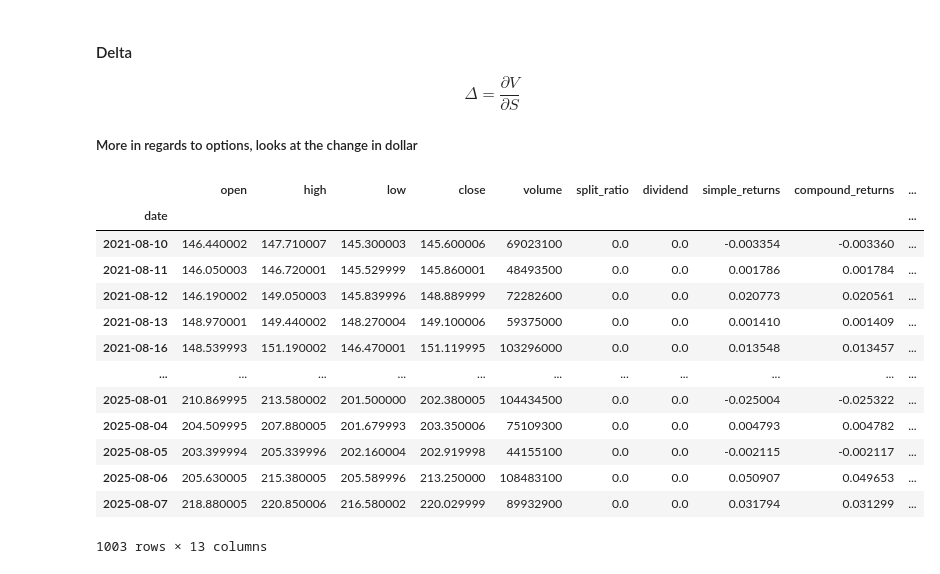
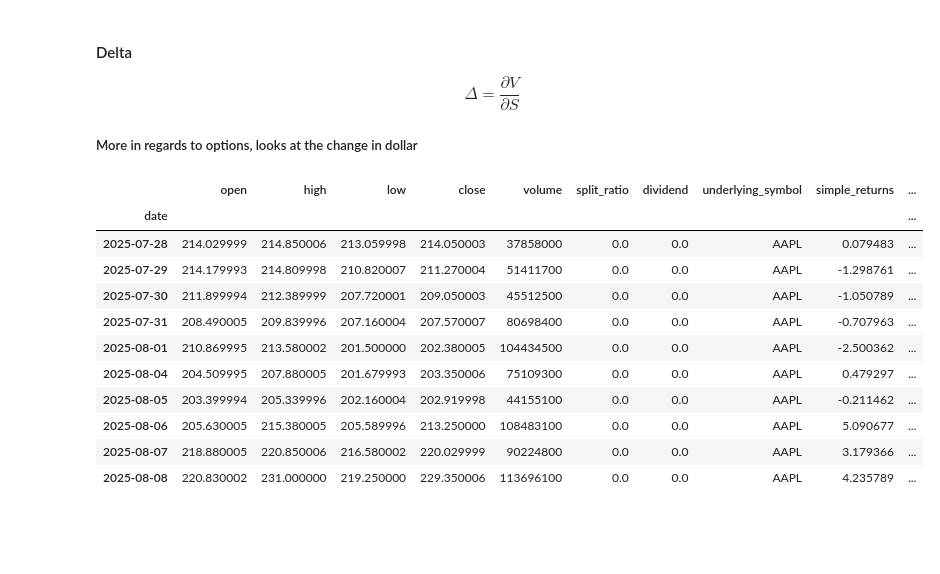
Before and after one commit to jasonrdz/economic-outlook, a Jupyter notebook: options/options_data.ipynb, the cells around one changed output. Saved outputs shown, nothing was run; the diff lists cells and outputs as text; code cells hidden in the pictures; blank space fills up the shorter version.

```diff
--- a/options/options_data.ipynb
+++ b/options/options_data.ipynb
@@ -17,5 +68,5 @@ avg_interest_treasury_rate = round(float(data['data'][0]['avg_interest_rate_amt'
 # %%
-tickers = ['AAPL', 'NVDA', 'googl']
+tickers = ['AAPL']#, 'NVDA', 'googl', 'amd', 'sbux', 'ko', 'tsla', 'hood', 'v','tgt', 'pep','rblx']
 
 todays_date = date.today()
 
@@ -93,6 +153,7 @@ def closing_data(tickers):
         dataframe = pd.DataFrame()
         # more columns
         dataframe = obb.equity.price.historical(stock,provider = 'yfinance', start_date = five_years)
+        dataframe.index = pd.to_datetime(dataframe.index)
         dataframe['market_returns'] = (dataframe.loc[:,'close'] / dataframe.loc[:,'close'].shift()) - 1
         dataframe['compound_returns'] = np.log((dataframe.loc[:, 'close'] / dataframe.loc[:,'close'].shift()))
         dataframe['CAGR_Percent'] = (dataframe.iloc[-1]['close'] / dataframe.iloc[0]['close']) ** (1/5) - 1
@@ -105,14 +166,23 @@ def closing_data(tickers):
     for ticker in tickers:
         # more columns
         dataframe = obb.equity.price.historical(ticker,provider = 'yfinance', start_date = five_years)
+        dataframe.index = pd.to_datetime(dataframe.index)
         outsource = obb.equity.ownership.share_statistics(symbol=ticker, provider='yfinance', start_date = five_years)
         fundamental = obb.equity.fundamental.income(symbol= ticker, provider='yfinance', start_date = five_years)
+        dataframe['underlying_symbol'] = ticker
+        # dataframe['market_cap'] = dataframe['close'] * outsource['outstanding_shares']
+        # dataframe['simple_returns_initial'] = (dataframe.loc[:,'close'] / dataframe.loc[:,'close'].shift()) - 1
+        dataframe['simple_returns'] = dataframe['close'].pct_change() * 100
+        dataframe['compound_returns'] = np.log((dataframe.loc[:, 'close'] / dataframe.loc[:,'close'].shift()))  * 100
+        dataframe['excess_returns'] = dataframe['simple_returns'].mean() - interest_rated_yield_goverment_bonds
+        rolling_mean_sr = dataframe['simple_returns'].rolling(window).mean()
+        squared_diff = (dataframe['simple_returns'] - rolling_mean_sr) ** 2
+        rolling_variance = squared_diff.rolling(window).sum() / (window - 1)
+        dataframe['rolling_volatility'] = np.sqrt(rolling_variance)
+        dataframe['annualized_volatility'] = ((dataframe.loc[:,'close'] / dataframe.loc[:,'close'].shift())-1).std() * np.sqrt(252)
+        dataframe['sharpe_ratio'] = (dataframe['simple_returns'].mean() - interest_rated_yield_goverment_bonds) / dataframe['annualized_volatility'] * 100
+        dataframe['cagr_percent'] = ((dataframe.iloc[-1]['close'] / dataframe.iloc[0]['close']) ** (1/5) - 1) * 100
 
-        # dataframe['market_cap'] = dataframe['close'] * outsource['outstanding_shares']
-        dataframe['simple_returns'] = (dataframe.loc[:,'close'] / dataframe.loc[:,'close'].shift()) - 1
-        dataframe['compound_returns'] = np.log((dataframe.loc[:, 'close'] / dataframe.loc[:,'close'].shift()))
-        dataframe['CAGR_Percent'] = (dataframe.iloc[-1]['close'] / dataframe.iloc[0]['close']) ** (1/5) - 1
-        dataframe['annualized_volatility'] = ((dataframe.loc[:,'close'] / dataframe.loc[:,'close'].shift())-1).std() * np.sqrt(252)
         def calc_beta(dataframe):
             return dataframe['simple_returns'].cov(spy['market_returns']) / spy['market_returns'].var()
         def joining_two_rates(dataframe, market = spy):
@@ -120,33 +190,38 @@ def closing_data(tickers):
             return total
         total_data = joining_two_rates(dataframe, market = spy)[['simple_returns', 'market_returns']]
 
-        returns = total_data['simple_returns'].rolling(window).cov(total_data['market_returns']).dropna()
-        dataframe['beta'] =  returns / total_data['market_returns'].rolling(window).var()
+        rolling_cov = total_data['simple_returns'].rolling(window).cov(total_data['market_returns'])
+        rolling_var = total_data['market_returns'].rolling(window).var()
+
+        dataframe['beta'] = rolling_cov / rolling_var
+
         dataframe['alpha'] = dataframe['simple_returns'] - (avg_interest_treasury_rate + dataframe['beta'] * (total_data['market_returns'] - avg_interest_treasury_rate))
+
 
         stocks_collections[ticker] = dataframe.dropna()
 
 
     return stocks_collections
 
-data = closing_data(tickers)
-apple = data['AAPL']
 
-stocks = data.keys()
+initial_data = closing_data(tickers)
+# data = closing_data(tickers)
+# apple = data['AAPL']
+# # tesla = data['TSLA']
 
-apple
+# stocks = data.keys()
-# %% [output]
-|  | open | high | low | close | volume | split_ratio | dividend | simple_returns | compound_returns | ... |
-| date |  |  |  |  |  |  |  |  |  | ... |
-| 2021-08-10 | 146.440002 | 147.710007 | 145.300003 | 145.600006 | 69023100 | 0.0 | 0.0 | -0.003354 | -0.003360 | ... |
-| 2021-08-11 | 146.050003 | 146.720001 | 145.529999 | 145.860001 | 48493500 | 0.0 | 0.0 | 0.001786 | 0.001784 | ... |
-| 2021-08-12 | 146.190002 | 149.050003 | 145.839996 | 148.889999 | 72282600 | 0.0 | 0.0 | 0.020773 | 0.020561 | ... |
-| 2021-08-13 | 148.970001 | 149.440002 | 148.270004 | 149.100006 | 59375000 | 0.0 | 0.0 | 0.001410 | 0.001409 | ... |
-| 2021-08-16 | 148.539993 | 151.190002 | 146.470001 | 151.119995 | 103296000 | 0.0 | 0.0 | 0.013548 | 0.013457 | ... |
-| ... | ... | ... | ... | ... | ... | ... | ... | ... | ... | ... |
-| 2025-08-01 | 210.869995 | 213.580002 | 201.500000 | 202.380005 | 104434500 | 0.0 | 0.0 | -0.025004 | -0.025322 | ... |
-| 2025-08-04 | 204.509995 | 207.880005 | 201.679993 | 203.350006 | 75109300 | 0.0 | 0.0 | 0.004793 | 0.004782 | ... |
-| 2025-08-05 | 203.399994 | 205.339996 | 202.160004 | 202.919998 | 44155100 | 0.0 | 0.0 | -0.002115 | -0.002117 | ... |
-| 2025-08-06 | 205.630005 | 215.380005 | 205.589996 | 213.250000 | 108483100 | 0.0 | 0.0 | 0.050907 | 0.049653 | ... |
-| 2025-08-07 | 218.880005 | 220.850006 | 216.580002 | 220.029999 | 89932900 | 0.0 | 0.0 | 0.031794 | 0.031299 | ... |
-1003 rows × 13 columns
+# %%
+initial_data['AAPL'].tail(10)
+# %% [output]
+|  | open | high | low | close | volume | split_ratio | dividend | underlying_symbol | simple_returns | ... |
+| date |  |  |  |  |  |  |  |  |  | ... |
+| 2025-07-28 | 214.029999 | 214.850006 | 213.059998 | 214.050003 | 37858000 | 0.0 | 0.0 | AAPL | 0.079483 | ... |
+| 2025-07-29 | 214.179993 | 214.809998 | 210.820007 | 211.270004 | 51411700 | 0.0 | 0.0 | AAPL | -1.298761 | ... |
+| 2025-07-30 | 211.899994 | 212.389999 | 207.720001 | 209.050003 | 45512500 | 0.0 | 0.0 | AAPL | -1.050789 | ... |
+| 2025-07-31 | 208.490005 | 209.839996 | 207.160004 | 207.570007 | 80698400 | 0.0 | 0.0 | AAPL | -0.707963 | ... |
+| 2025-08-01 | 210.869995 | 213.580002 | 201.500000 | 202.380005 | 104434500 | 0.0 | 0.0 | AAPL | -2.500362 | ... |
+| 2025-08-04 | 204.509995 | 207.880005 | 201.679993 | 203.350006 | 75109300 | 0.0 | 0.0 | AAPL | 0.479297 | ... |
+| 2025-08-05 | 203.399994 | 205.339996 | 202.160004 | 202.919998 | 44155100 | 0.0 | 0.0 | AAPL | -0.211462 | ... |
+| 2025-08-06 | 205.630005 | 215.380005 | 205.589996 | 213.250000 | 108483100 | 0.0 | 0.0 | AAPL | 5.090677 | ... |
+| 2025-08-07 | 218.880005 | 220.850006 | 216.580002 | 220.029999 | 90224800 | 0.0 | 0.0 | AAPL | 3.179366 | ... |
+| 2025-08-08 | 220.830002 | 231.000000 | 219.250000 | 229.350006 | 113696100 | 0.0 | 0.0 | AAPL | 4.235789 | ... |
```
Also changed, not shown: parts of 7 cells of this notebook.
